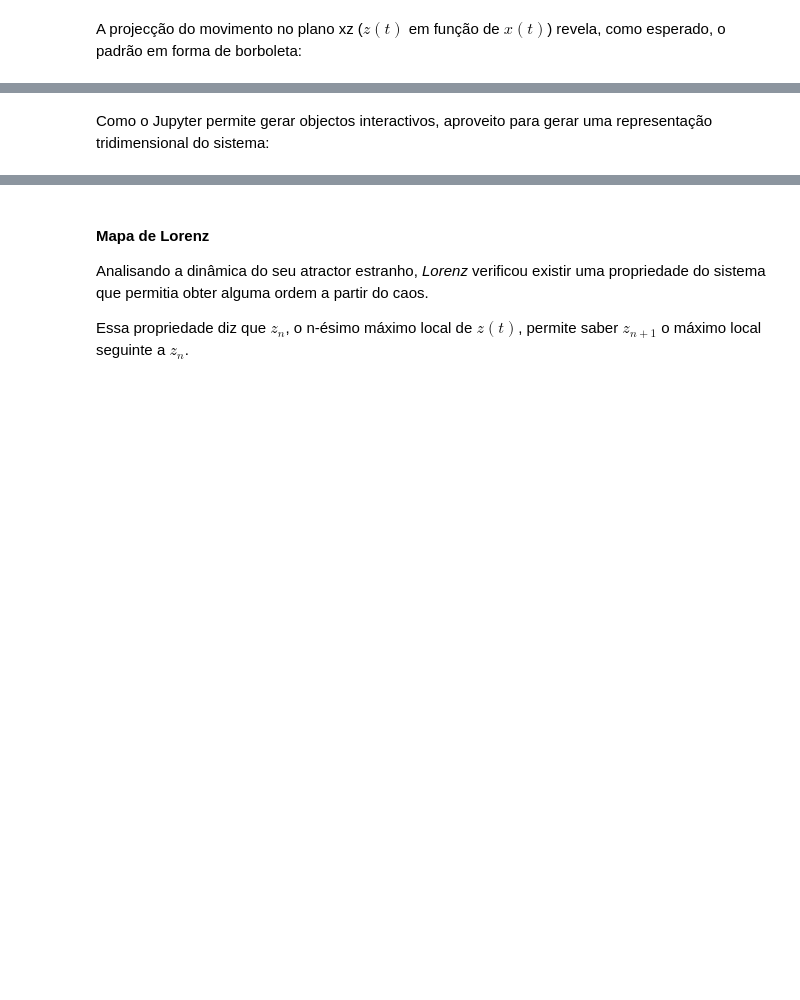
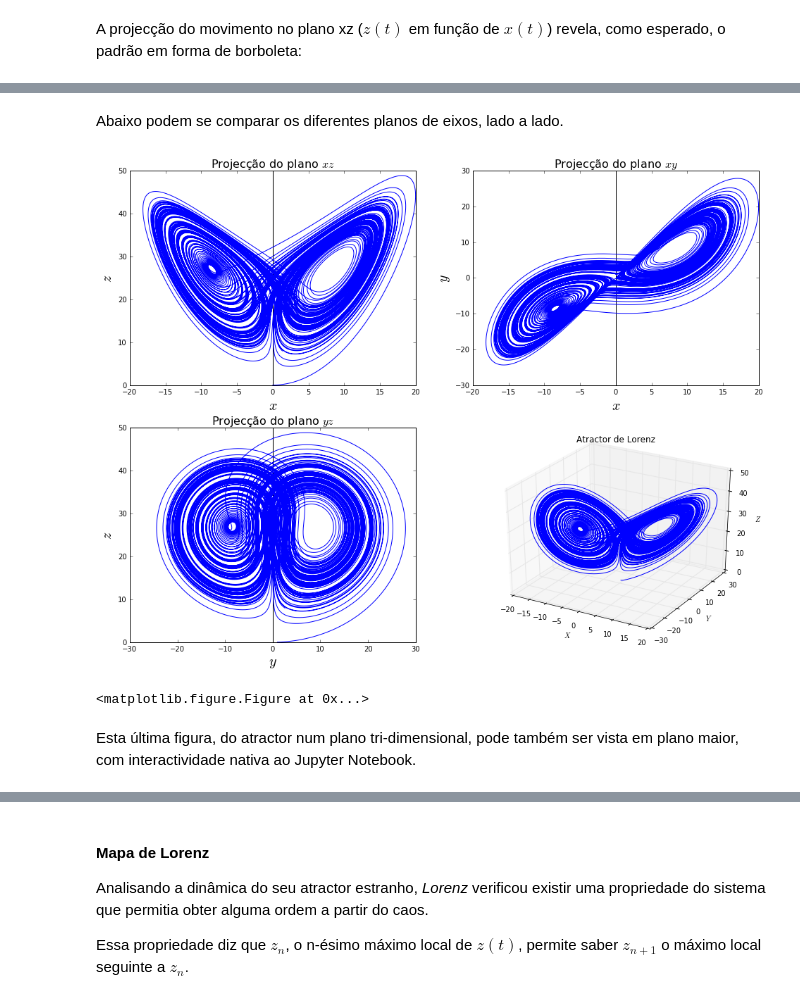
Before and after one commit to risantos/schoolwork, a Jupyter notebook: sdc 2.ipynb, the cells around one changed output, grey strips where cells are left out. Saved outputs shown, nothing was run; the diff lists cells and outputs as text; code cells hidden in the pictures; blank space fills up the shorter version.

```diff
--- a/sdc 2.ipynb
+++ b/sdc 2.ipynb
@@ -114,2 +116,41 @@ plt.plot(xs[:1000000], zs[:1000000])
-# %% [markdown]
-Como o Jupyter permite gerar objectos interactivos, aproveito para gerar uma representação tridimensional do sistema:
+# %% [markdown]
+Abaixo podem se comparar os diferentes planos de eixos, lado a lado.
+# %%
+img_res = 175000
+
+fig2 = plt.figure(figsize = (16, 12))
+axxz = fig2.add_subplot(2,2,1)
+axxz.set_xlabel('$x$', fontsize=20)
+axxz.set_ylabel('$z$', fontsize=20)
+axxz.set_title('Projecção do plano $xz$', fontsize=16)
+axxz.axvline(x = 0, color = 'k')
+plt.plot(xs[:img_res], zs[:img_res])
+
+axxy = fig2.add_subplot(2,2,2)
+axxy.set_xlabel('$x$', fontsize=20)
+axxy.set_ylabel('$y$', fontsize=20)
+axxy.set_title('Projecção do plano $xy$', fontsize=16)
+axxy.axvline(x = 0, color = 'k')
+plt.plot(xs[:img_res], ys[:img_res])
+
+axyz = fig2.add_subplot(2,2,3)
+axyz.set_xlabel('$y$', fontsize=20)
+axyz.set_ylabel('$z$', fontsize=20)
+axyz.set_title('Projecção do plano $yz$', fontsize=16)
+axyz.axvline(x = 0, color = 'k')
+plt.plot(ys[:img_res], zs[:img_res])
+
+fig3d = plt.figure()
+ax3d = fig2.add_subplot(224, projection='3d')
+ax3d.plot(xs[:img_res], ys[:img_res], zs[:img_res]) #intervalo limitado para a imagem não saturar
+ax3d.set_xlabel('$X$')
+ax3d.set_ylabel('$Y$')
+ax3d.set_zlabel('$Z$')
+ax3d.set_title('Atractor de Lorenz')
+
+plt.show()
+# %% [output]
+[figure, added]
+<matplotlib.figure.Figure at 0x...>
+# %% [markdown]
+Esta última figura, do atractor num plano tri-dimensional, pode também ser vista em plano maior, com interactividade nativa ao Jupyter Notebook.
```
Also changed, not shown: parts of 34 cells of this notebook.
